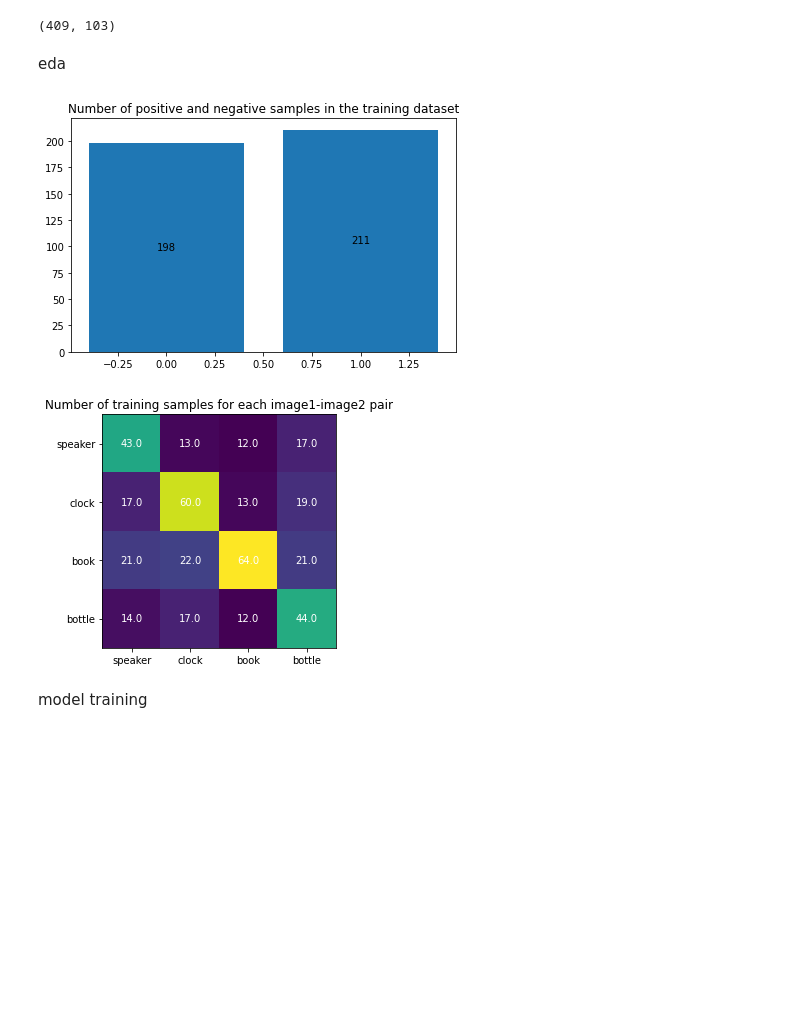
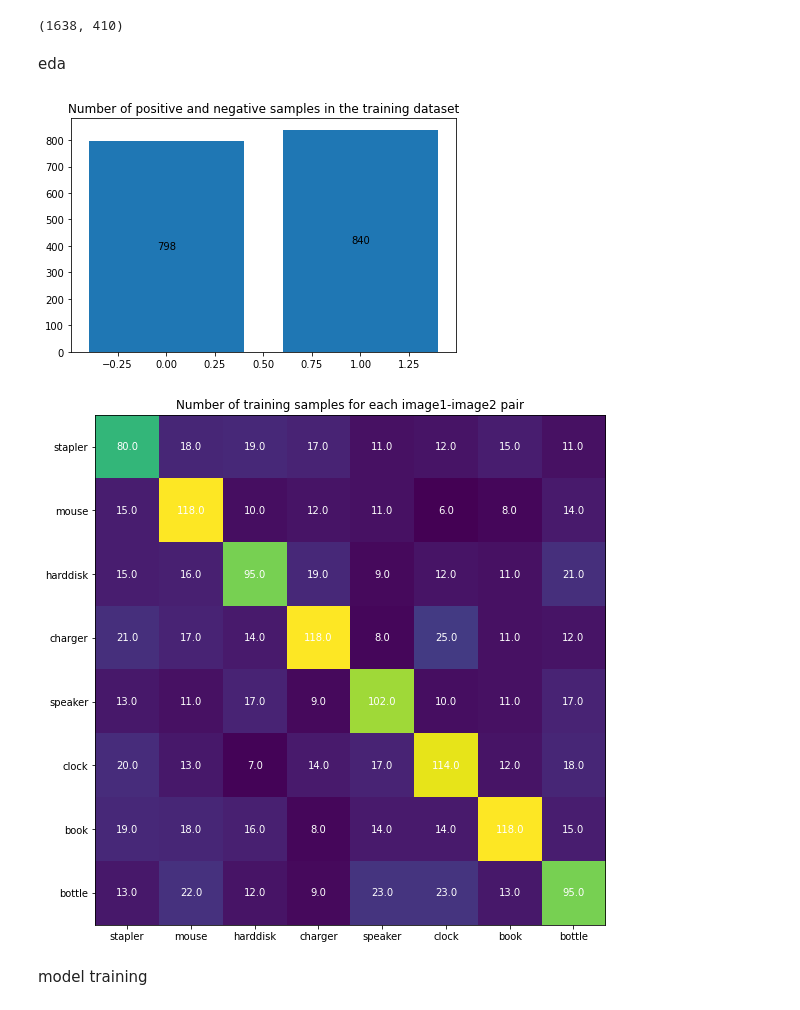
Before and after one commit to rchllllll/cp5105-capstone-proj, a Jupyter notebook: siamese.ipynb, the cells around one changed output. Drawn from its saved outputs; the diff is of its cells as text; code cells hidden in the pictures; blank space fills up the shorter version.

```diff
--- a/siamese.ipynb
+++ b/siamese.ipynb
@@ -35,10 +50,11 @@ transforms = nn.Sequential(
 # configurations
 IMAGES_DATA_DIR = "./drive/MyDrive/capstone/train/"
 
-NUM_SAMPLES = 512
-BATCH_SIZE = 8
+NUM_SAMPLES = 2048
+BATCH_SIZE = 16
 LR = 0.0001
 EPOCHS = 100
+EMB_SIZE = 100
 
 DEVICE = 'cuda:0' if torch.cuda.is_available() else 'cpu'
 # %%
@@ -68,30 +84,24 @@ class SiameseDataset(Dataset):
   def __len__(self):
       return self.num_samples
 
-  def get_one_sample(self):
-    get_same_class = random.randint(0, 1)
-
-    if get_same_class:
-      image_one_class = image_two_class = random.randint(0, len(self.class_names)-1)
-    else:
-      image_one_class = random.randint(0, len(self.class_names)-1)
-      image_two_class = random.choice([i for i in range(len(self.class_names)) if i != image_one_class])
+  def get_sample(self):
+    get_same_class = np.random.randint(0, 2, size=self.num_samples)
+    image_one_class = np.random.randint(0, len(self.class_names), size=self.num_samples)
+    image_two_class = [
+      np.random.choice(
+        [x for x in range(len(self.class_names)) if x != image_one_class[i]]
+      )
+      if get_same_class[i] == 0 else image_one_class[i] for i in range(self.num_samples)
+    ]
 
     # to do: images 1 and 2 may be the same photo when the classes are the same
-    image_one = random.choice(self.all_images[image_one_class])
-    image_two = random.choice(self.all_images[image_two_class])
+    image_one = list(map(lambda x: random.choice(self.all_images[x]), image_one_class))
+    image_two = list(map(lambda x: random.choice(self.all_images[x]), image_two_class))
 
     return image_one, image_two, image_one_class, image_two_class, get_same_class
 
   def create_dataset(self):
-    x1, x2, c1, c2, y = [], [], [], [], []
-    for _ in range(self.num_samples):
-      new_image_one, new_image_two, new_image_one_class, new_image_two_class, new_target = self.get_one_sample()
-      x1.extend([new_image_one])
-      x2.extend([new_image_two])
-      c1.extend([new_image_one_class])
-      c2.extend([new_image_two_class])
-      y.extend([new_target])
+    x1, x2, c1, c2, y = self.get_sample()
     return x1, x2, c1, c2, y
 # %%
 def show(imgs):
@@ -133,7 +148,7 @@ valloader = DataLoader(val_dataset,
 # %%
 train_size, val_size
 # %% [output]
-(409, 103)
+(1638, 410)
 # %% [markdown]
 eda
 # %%
@@ -154,35 +169,37 @@ ax.set_title("Number of positive and negative samples in the training dataset")
 fig.tight_layout()
 plt.show()
 # %% [output]
-[figure, old version]
+[figure, new version]
 # %%
 d = dict()
 
 one = img1class.numpy()
 two = img2class.numpy()
 num_classes = len(np.unique(one))
 
 res = np.zeros((num_classes, num_classes))
 
 for l in range(len(one)):
   res[one[l], two[l]] += 1
 
 fig, ax = plt.subplots()
+fig.set_figheight(8)
+fig.set_figwidth(8)
 
 ax.imshow(res)
 
 ax.set_xticks(np.arange(num_classes), labels=class_names)
 ax.set_yticks(np.arange(num_classes), labels=class_names)
 
 for i in range(num_classes):
     for j in range(num_classes):
         text = ax.text(j, i, res[i, j], ha="center", va="center", color="w")
 
 ax.set_title("Number of training samples for each image1-image2 pair")
 fig.tight_layout()
 plt.show()
 # %% [output]
-[figure, old version]
+[figure, new version]
 # %% [markdown]
 model training
 # %%
```
Also changed, not shown: parts of 6 cells of this notebook.
